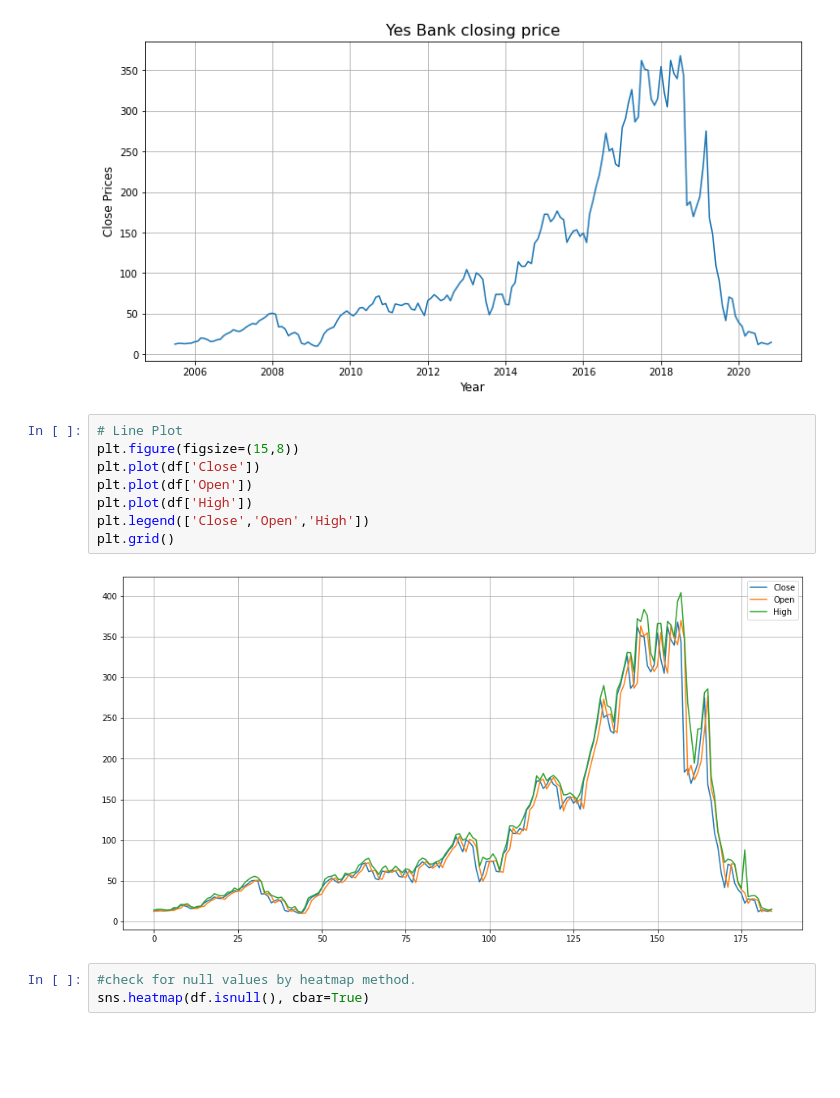
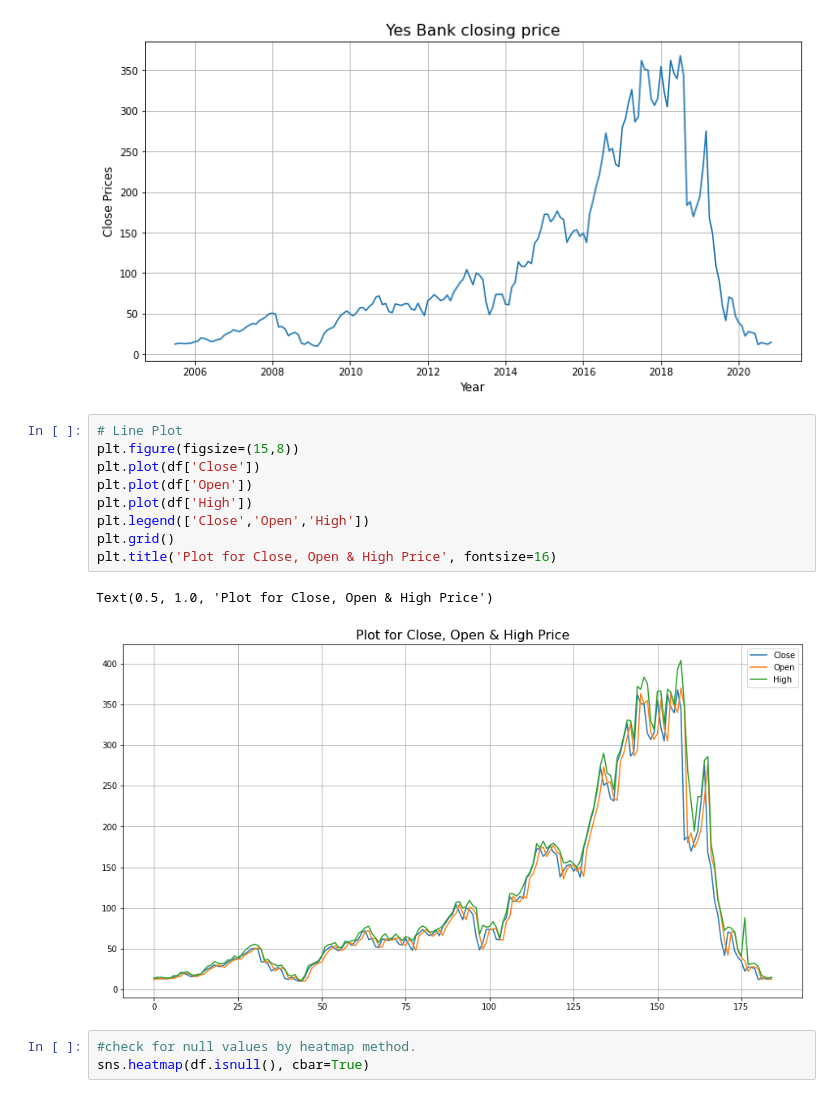
Before and after one commit to Ranjitghadge/Yes-bank-stock-prediction, a Jupyter notebook: RANJIT_GHADGE_Linear_Regression.ipynb, the cells around one changed output. Cells and saved outputs as stored; diff of their text form; blank space fills up the shorter version.

```diff
--- a/RANJIT_GHADGE_Linear_Regression.ipynb
+++ b/RANJIT_GHADGE_Linear_Regression.ipynb
@@ -162,13 +162,15 @@ plt.show()
 # %%
 # Line Plot
 plt.figure(figsize=(15,8))
 plt.plot(df['Close'])
 plt.plot(df['Open'])
 plt.plot(df['High'])
 plt.legend(['Close','Open','High'])
 plt.grid()
+plt.title('Plot for Close, Open & High Price', fontsize=16)
 # %% [output]
+Text(0.5, 1.0, 'Plot for Close, Open & High Price')
-[figure, old version]
+[figure, new version]
 # %%
 #check for null values by heatmap method.
 sns.heatmap(df.isnull(), cbar=True)
```
Also changed, not shown: parts of 6 cells of this notebook.
